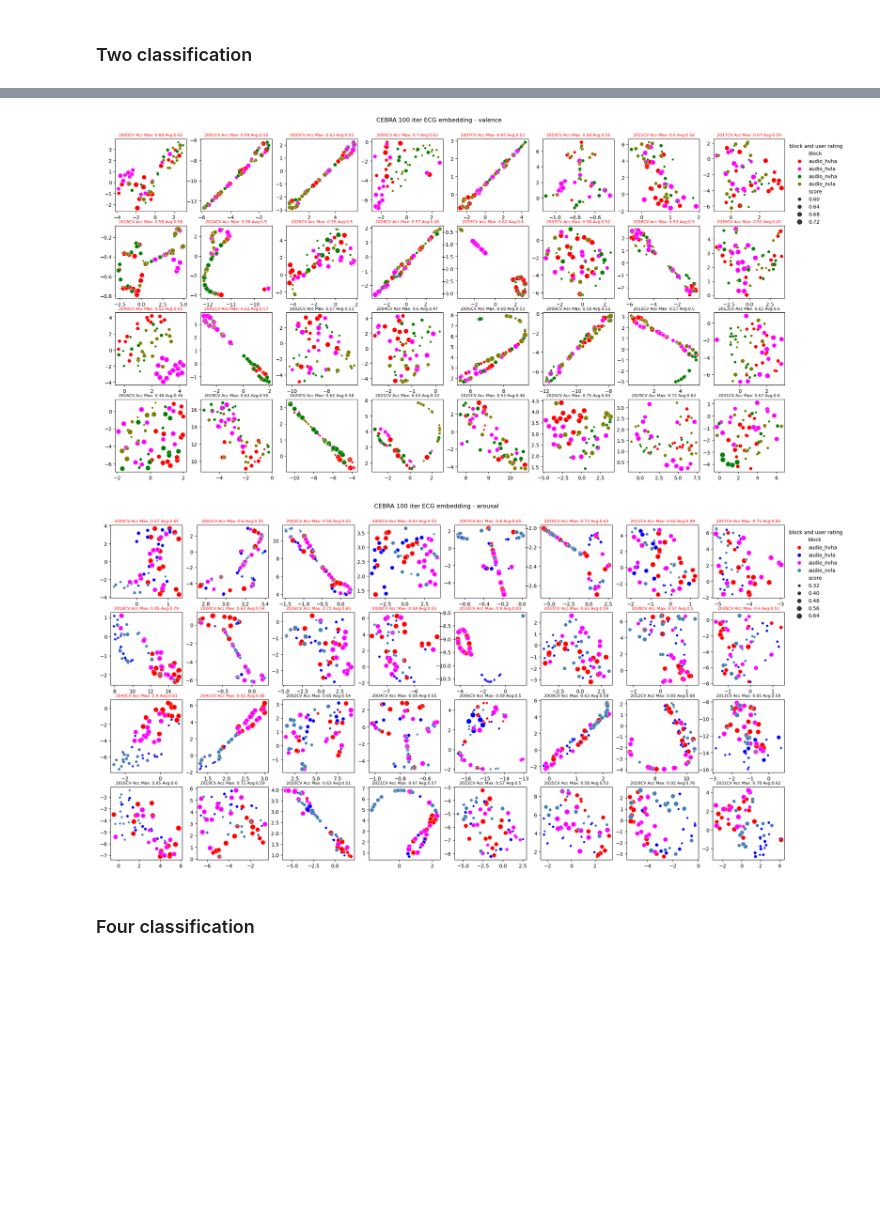
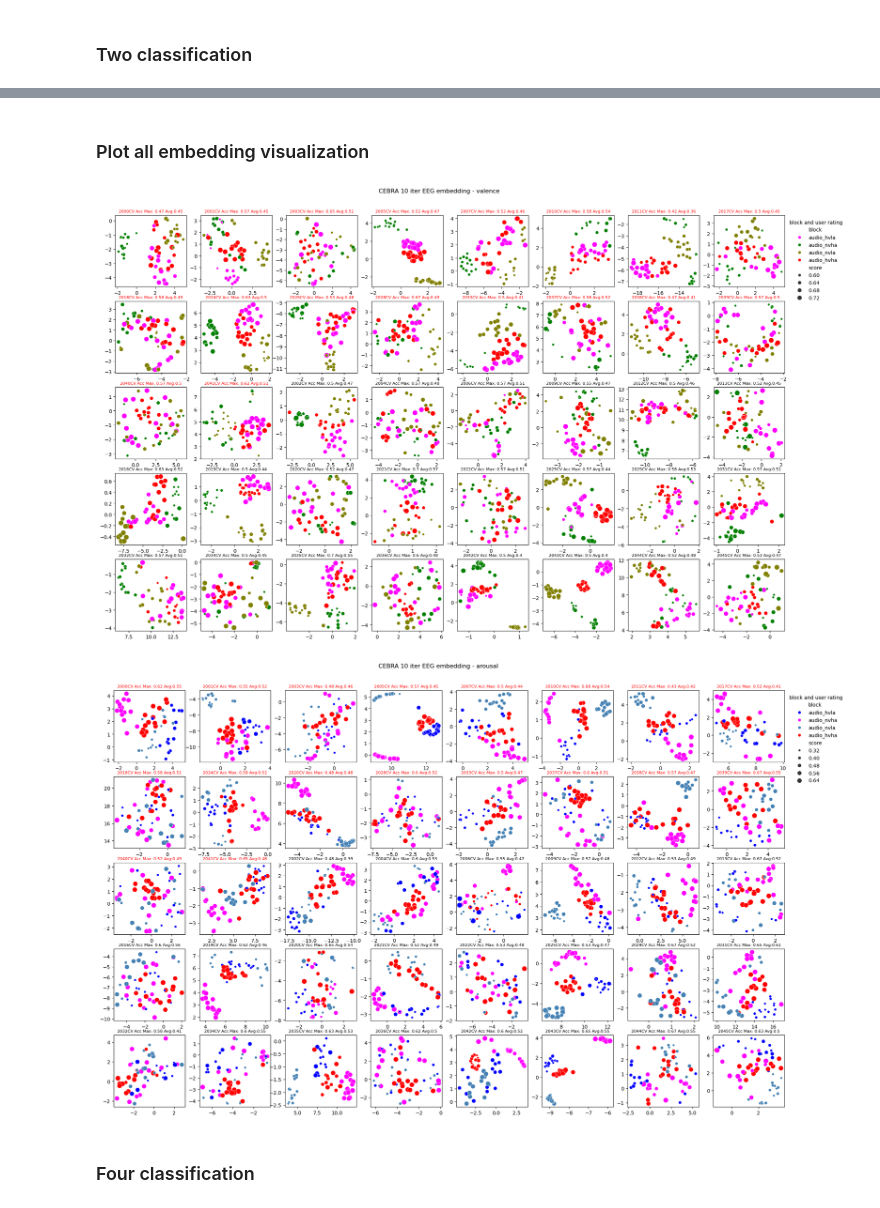
Before and after one commit to ti55987/MM_UCSF, a Jupyter notebook: analysis/figures.ipynb, the cells around one changed output, grey strips where cells are left out. Drawn from its saved outputs; the diff is of its cells as text; code cells hidden in the pictures; blank space fills up the shorter version.

```diff
--- a/analysis/figures.ipynb
+++ b/analysis/figures.ipynb
@@ -352,19 +301,24 @@ method = "CEBRA"
 ### Two classification
 # %%
 # Read dictionary pkl file
-iteration = 100
-with open(f'./results/models/CEBRA_{iteration}iter_ecg_psd_embeddings.pkl', 'rb') as fp:
+iteration = 10
+with open(
+    f"./results/models/CEBRA_10iter_eeg_shuffled_train_val_c_spectral_embeddings.pkl",
+    "rb",
+) as fp:
     subject_to_embedding = pickle.load(fp)
 
-with open('./results/models/no_shuffled_indexes.pkl', 'rb') as fp:
+# with open('./results/models/no_shuffled_indexes.pkl', 'rb') as fp:
+#     shuffled_indexes = pickle.load(fp)
+
+with open("./results/models/shuffled_indexes.pkl", "rb") as fp:
     shuffled_indexes = pickle.load(fp)
 
-# with open('./results/models/shuffled_indexes.pkl', 'rb') as fp:
-#     shuffled_indexes = pickle.load(fp)
-
-print(len(subject_to_embedding))
+print(len(subject_to_embedding), shuffled_indexes.keys())
 
 label_types = ["valence", "arousal"]
 subject_list = list(subject_to_embedding.keys())
-projected_embeddings, projected_val_embeddings = _get_projected_embeddings(subject_to_embedding, tsne_visualization, shuffled_indexes, label_types)
+projected_embeddings, projected_val_embeddings = _get_projected_embeddings(
+    subject_to_embedding, tsne_visualization, shuffled_indexes, label_types
+)
 # %% [output]
@@ -382,8 +336,8 @@ A_COLOR_MAP = {
 to_be_visualized_embed = projected_val_embeddings
 to_be_visualized_subjects = subject_to_embedding
 is_four_classification = len(list(to_be_visualized_embed.keys())) == 1
-condition_list = list(COLOR_MAP.keys()) # for four classification
-markers = {"audio_hvha": 'X', "audio_nvha": '*', "audio_hvla": '^', "audio_nvla": 'P'}
+condition_list = list(COLOR_MAP.keys())  # for four classification
+markers = {"audio_hvha": "X", "audio_nvha": "*", "audio_hvla": "^", "audio_nvla": "P"}
 
 for l in list(to_be_visualized_embed.keys()):
     n_row, n_col = (2, 2)
@@ -404,30 +358,28 @@ for l in list(to_be_visualized_embed.keys()):
             data=proj_2d_df,
             x="dim 1",
             y="dim 2",
-            hue="block", #"block",
+            hue="block",  # "block",
             size="score",
-            palette=COLOR_MAP if 'valence'in l else A_COLOR_MAP,
+            palette=COLOR_MAP if "valence" in l else A_COLOR_MAP,
             sizes=(20, 100),
             ax=ax,
             legend=show_legend,
         )
         g1.set(xlabel=None, ylabel=None)
 
-        font_color = 'red' if int(s) in list(high_c['subject']) else 'black'
+        font_color = "red" if int(s) in list(high_c["subject"]) else "black"
         ax.set_title(s + name, fontsize=8, color=font_color)
 
         if show_legend == "auto":
             sns.move_legend(
                 ax,
-                "upper left", bbox_to_anchor=(n_col+0.55, 1),
+                "upper left",
+                bbox_to_anchor=(n_col + 0.55, 1),
                 ncol=1,
-                title='block and user rating',
+                title="block and user rating",
                 markerscale=1,
                 frameon=False,
             )
 
-    fig.suptitle(
-        f"{method} {iteration} iter ECG - {l}",
-        y=0.95
-    )
+    fig.suptitle(f"{method} {iteration} iter EEG - {l}", y=0.95)
 # %% [output]
@@ -437,6 +389,8 @@ for l in list(to_be_visualized_embed.keys()):
 # label_types = ["valence", "arousal"]
 # best_embedding_idx, val_embeddings_idx = _get_best_embedding_idx(subject_to_embedding, label_types, subjects_ordered_by_c)
 # _plot_embedding_corr(subject_to_embedding, val_embeddings_idx, high_c, subjects_ordered_by_c, True)
+# %% [markdown]
+### Plot all embedding visualization
 # %%
 method = "CEBRA"
 
@@ -454,7 +408,7 @@ condition_list = list(COLOR_MAP.keys()) # for four classification
 markers = {"audio_hvha": 'X', "audio_nvha": '*', "audio_hvla": '^', "audio_nvla": 'P'}
 
 for l in list(to_be_visualized_embed.keys()):
-    n_row, n_col = (4, 8)
+    n_row, n_col = (5, 8)
     fig, axes = plt.subplots(
         nrows=n_row,
         sharey=False,
@@ -493,36 +447,36 @@ for l in list(to_be_visualized_embed.keys()):
                 data=proj_2d_df,
                 x="dim 1",
                 y="dim 2",
                 hue="block", #"block",
                 size="score",
                 palette=COLOR_MAP if 'valence'in l else A_COLOR_MAP,
                 sizes=(20, 100),
                 ax=ax,
                 legend=show_legend,
             )
         g1.set(xlabel=None, ylabel=None)
 
         font_color = 'red' if int(s) in list(high_c['subject']) else 'black'
         ax.set_title(s + name, fontsize=8, color=font_color)
 
         if show_legend == "auto":
             sns.move_legend(
                 ax,
                 "upper left", bbox_to_anchor=(n_col+1.4, 1),
                 ncol=1,
                 title='block and user rating',
                 markerscale=1,
                 frameon=False,
             )
 
     fig.suptitle(
-        f"{method} 100 iter ECG embedding - {l}",
+        f"{method} 10 iter EEG embedding - {l}",
         y=0.93
     )
     fig.tight_layout(pad=1.8)
 # %% [output]
-[figure, old version]
+[figure, new version]
-[figure, old version]
+[figure, new version]
 # %% [markdown]
 ### Four classification
 # %%
```
Also changed, not shown: parts of 5 cells of this notebook, 9 other files.
